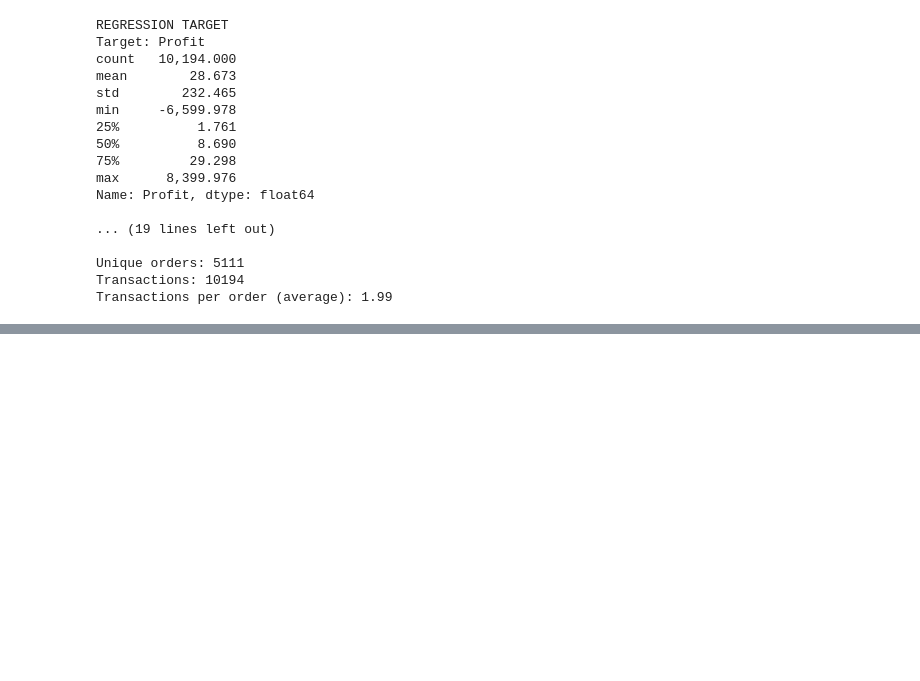
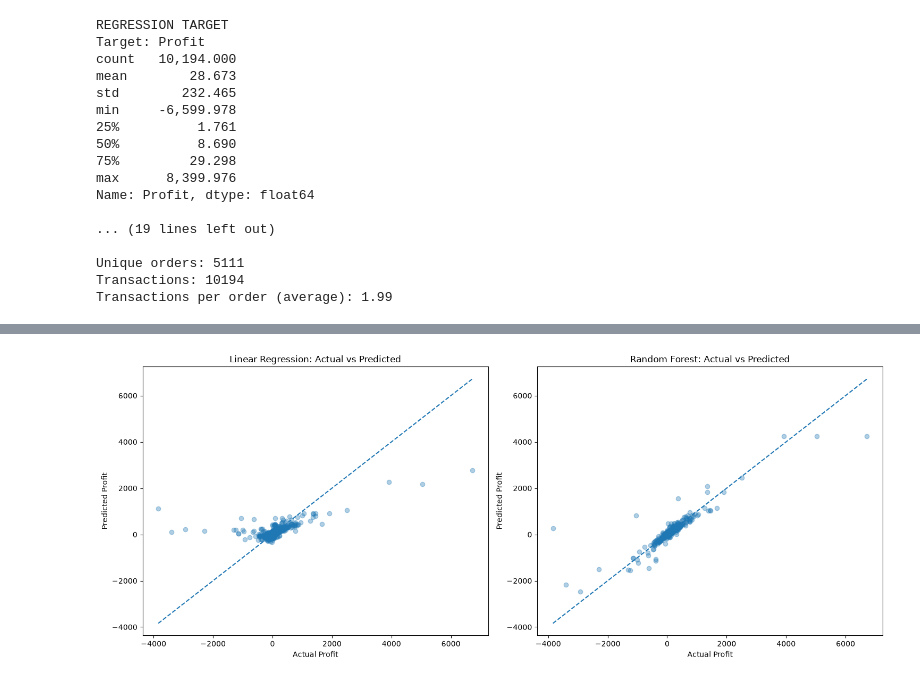
Before and after one commit to cabboud28/Data-Analysis, a Jupyter notebook: notebooks/03_Machine_Learning.ipynb, the cells around one changed output, grey strips where cells are left out. Drawn from its saved outputs; the diff is of its cells as text; code cells hidden in the pictures; blank space fills up the shorter version.

Commit message:
Regression

```diff
--- a/notebooks/03_Machine_Learning.ipynb
+++ b/notebooks/03_Machine_Learning.ipynb
@@ -165,0 +1000,38 @@ Transactions per order (average): 1.99
+# %%
+
+# ============================================
+# STEP 9A: ACTUAL VS PREDICTED PROFIT
+# ============================================
+
+fig, axes = plt.subplots(1, 2, figsize=(15, 6))
+
+models_predictions = [
+    ("Linear Regression", linear_predictions),
+    ("Random Forest", rf_predictions)
+]
+
+for ax, (name, predictions) in zip(axes, models_predictions):
+
+    ax.scatter(
+        y_reg_test,
+        predictions,
+        alpha=0.35
+    )
+
+    minimum = min(y_reg_test.min(), predictions.min())
+    maximum = max(y_reg_test.max(), predictions.max())
+
+    ax.plot(
+        [minimum, maximum],
+        [minimum, maximum],
+        linestyle="--"
+    )
+
+    ax.set_title(f"{name}: Actual vs Predicted")
+    ax.set_xlabel("Actual Profit")
+    ax.set_ylabel("Predicted Profit")
+
+plt.tight_layout()
+plt.show()
+# %% [output]
+[figure, added]
```
Also changed, not shown: parts of 36 cells of this notebook, 1 other file.
